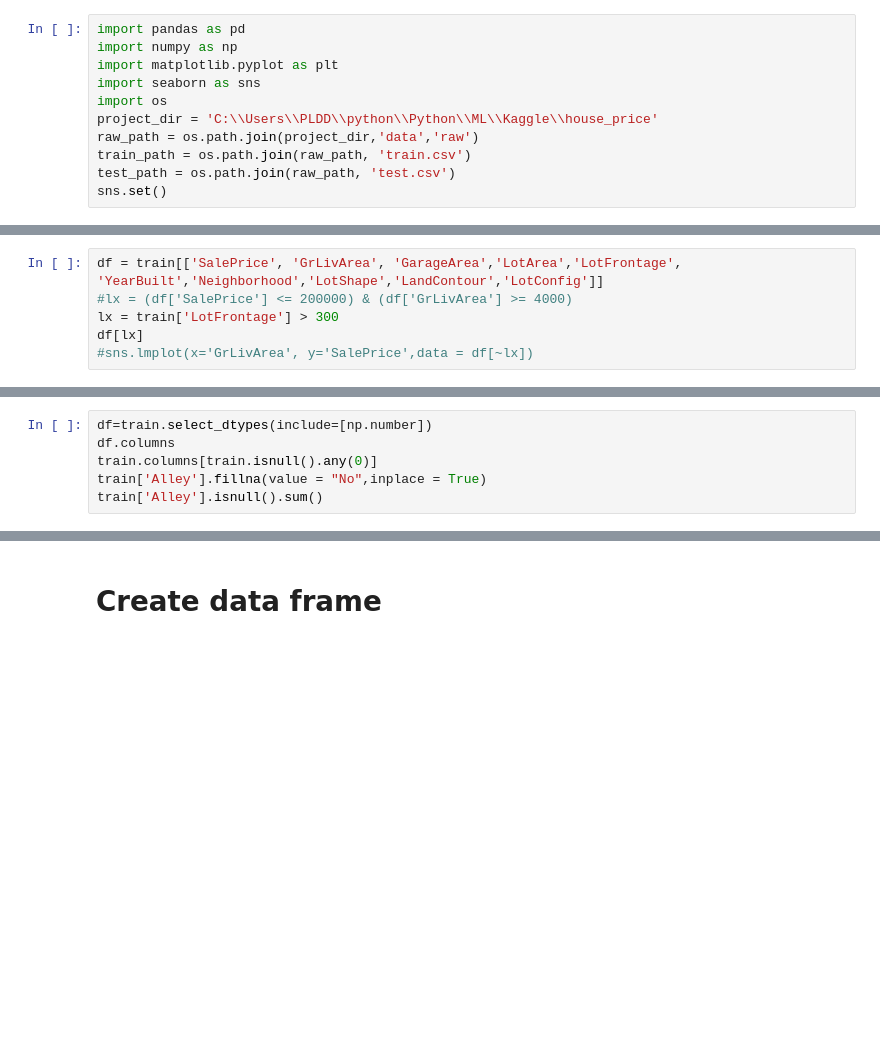
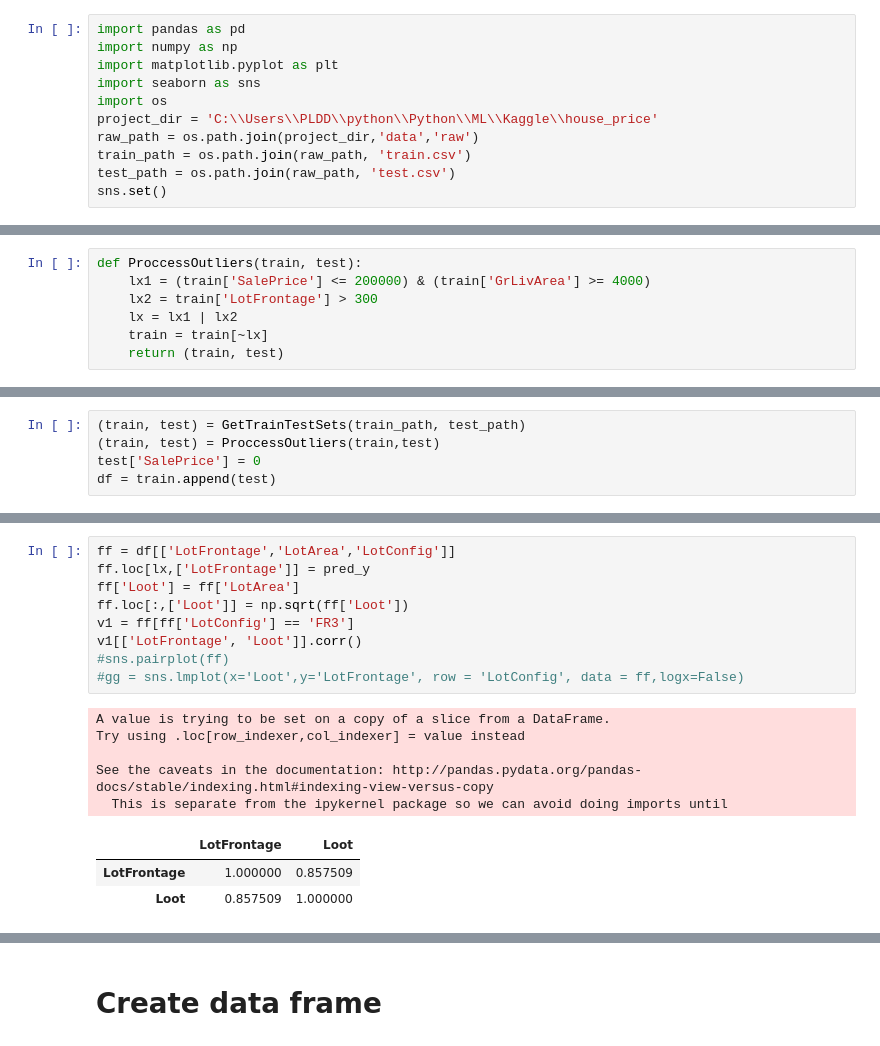
Before and after one commit to ePPilgrim/Python, a Jupyter notebook: ML/Kaggle/house_price/notebooks/preprocessing.ipynb, the cells around one changed output, grey strips where cells are left out. Cells and saved outputs as stored; diff of their text form; blank space fills up the shorter version.

```diff
--- a/ML/Kaggle/house_price/notebooks/preprocessing.ipynb
+++ b/ML/Kaggle/house_price/notebooks/preprocessing.ipynb
@@ -71,6 +36,0 @@ array(['BrkFace', 'None', 'Stone', 'BrkCmn', nan], dtype=object)
-# %%
-df = train[['SalePrice', 'GrLivArea', 'GarageArea','LotArea','LotFrontage', 'YearBuilt','Neighborhood','LotShape','LandContour','LotConfig']]
-#lx = (df['SalePrice'] <= 200000) & (df['GrLivArea'] >= 4000)
-lx = train['LotFrontage'] > 300
-df[lx]
-#sns.lmplot(x='GrLivArea', y='SalePrice',data = df[~lx])
@@ -81,6 +36,0 @@ df[lx]
-# %%
-df=train.select_dtypes(include=[np.number])
-df.columns
-train.columns[train.isnull().any(0)]
-train['Alley'].fillna(value = "No",inplace = True)
-train['Alley'].isnull().sum()
@@ -88,0 +37,7 @@ train['Alley'].isnull().sum()
+# %%
+def ProccessOutliers(train, test):
+    lx1 = (train['SalePrice'] <= 200000) & (train['GrLivArea'] >= 4000)
+    lx2 = train['LotFrontage'] > 300
+    lx = lx1 | lx2
+    train = train[~lx]
+    return (train, test)
@@ -88,0 +48,5 @@ train['Alley'].isnull().sum()
+# %%
+(train, test) = GetTrainTestSets(train_path, test_path)
+(train, test) = ProccessOutliers(train,test)
+test['SalePrice'] = 0
+df = train.append(test)
@@ -88,0 +127,18 @@ train['Alley'].isnull().sum()
+# %%
+ff = df[['LotFrontage','LotArea','LotConfig']]
+ff.loc[lx,['LotFrontage']] = pred_y
+ff['Loot'] = ff['LotArea']
+ff.loc[:,['Loot']] = np.sqrt(ff['Loot'])
+v1 = ff[ff['LotConfig'] == 'FR3']
+v1[['LotFrontage', 'Loot']].corr()
+#sns.pairplot(ff)
+#gg = sns.lmplot(x='Loot',y='LotFrontage', row = 'LotConfig', data = ff,logx=False)
+# %% [output]
+A value is trying to be set on a copy of a slice from a DataFrame.
+Try using .loc[row_indexer,col_indexer] = value instead
+
+See the caveats in the documentation: http://pandas.pydata.org/pandas-docs/stable/indexing.html#indexing-view-versus-copy
+  This is separate from the ipykernel package so we can avoid doing imports until
+|  | LotFrontage | Loot |
+| LotFrontage | 1.000000 | 0.857509 |
+| Loot | 0.857509 | 1.000000 |
```
Also changed, not shown: parts of 22 cells of this notebook.
